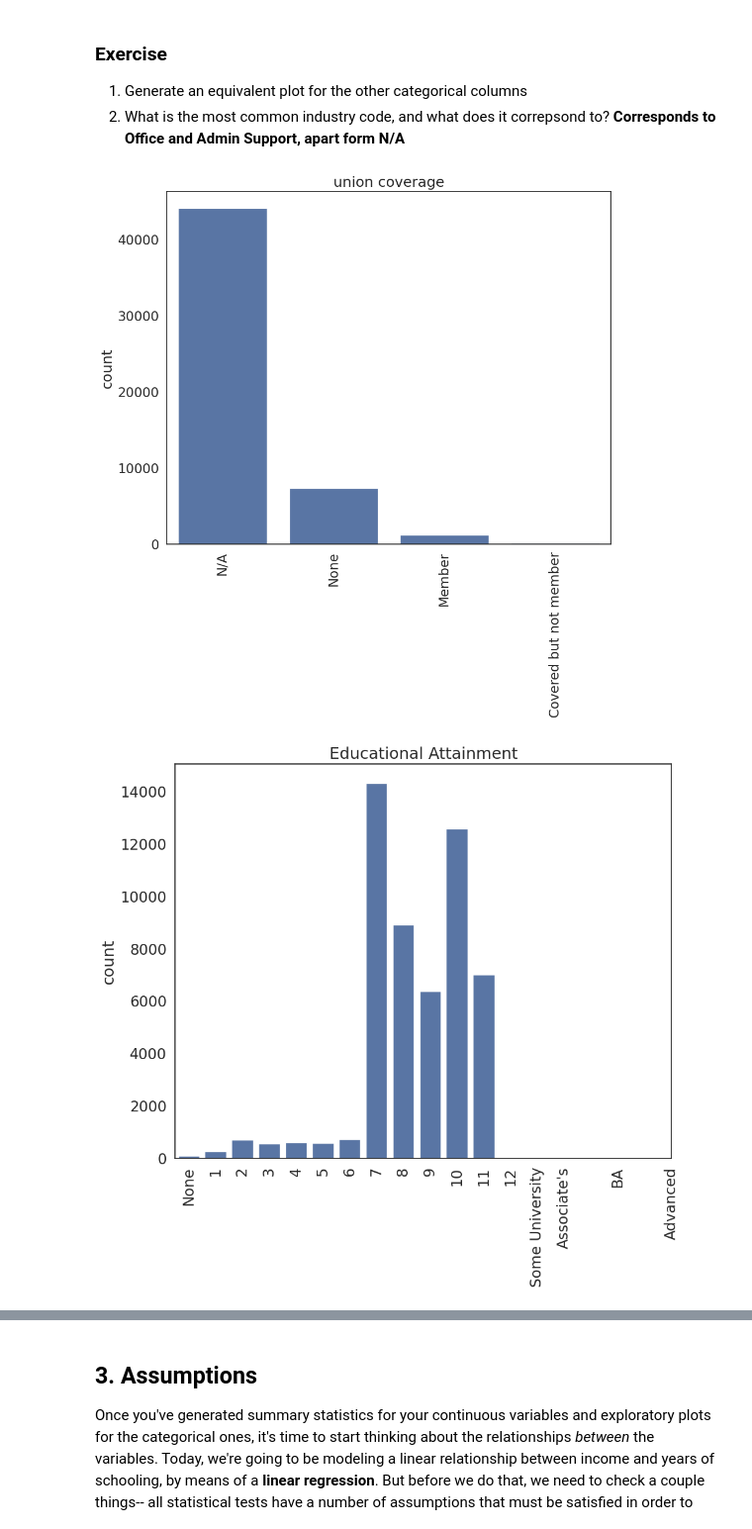
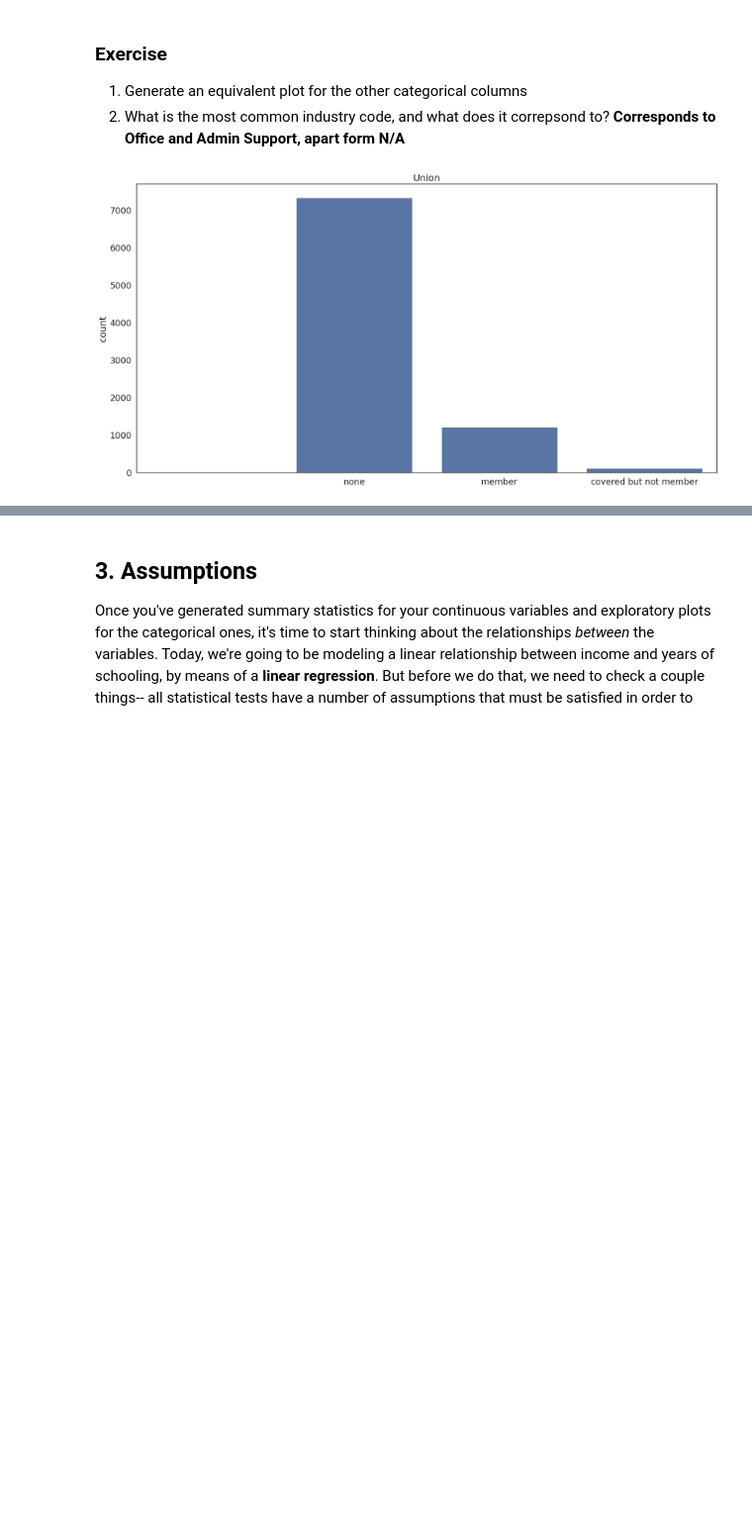
Before and after one commit to annagooding/QM2-2024, a Jupyter notebook: notebooks/W07. Linear Regression.ipynb, the cells around one changed output, grey strips where cells are left out. Shown at 99% size. Cells and saved outputs as stored; diff of their text form; code cells hidden in the pictures; blank space fills up the shorter version.

```diff
--- a/notebooks/W07. Linear Regression.ipynb
+++ b/notebooks/W07. Linear Regression.ipynb
@@ -164,30 +164,14 @@ plt.show() # show the plot
 2. What is the most common industry code, and what does it correpsond to?
 **Corresponds to Office and Admin Support, apart form N/A**
 # %%
-#Exercise 1
-sns.countplot(data=reg_df, x='union')
-
-plt.title('union coverage') # add a title
-plt.xlabel('') # remove the x axis label
-plt.xticks(rotation=90)
-plt.xticks(ticks=[0,1,2,3],labels=['N/A', 'None','Member','Covered but not member']) # replace the x axis labels with more descriptive labels
-plt.show() # show the plot
+#Union Coverage
+filtered_reg_df = reg_df[reg_df['union'] != 0]
+sns.countplot(data=filtered_reg_df, x='union')
 
 
-sns.countplot(data=reg_df, x='sch')
-plt.title('Educational Attainment')
-plt.xlabel('')
-plt.xticks(ticks=[0, 1, 2, 3, 4, 5, 6, 7, 8, 9, 10, 11, 12, 13, 14, 16, 18],
-           labels=['None', '1', '2', '3', '4', '5', '6', '7', '8', '9', '10', '11', '12',
-                   'Some University', "Associate's", 'BA', 'Advanced'])
-plt.xticks(rotation=90)
-plt.show()
-
-sns.countplot(data=reg_df, x='occupation')
-plt.title('Occupation')
-plt.xlabel('')
-plt.xticks(rotation=90)
-plt.show()
+plt.title('Union') # add a title
+plt.xlabel('') # remove the x axis label
+plt.xticks(ticks=[1,2,3],labels=['none','member','covered but not member']) # replace the x axis labels with more descriptive labels
+plt.show() # show the plot
 # %% [output]
-[figure, old version]
+[figure, new version]
-[figure, removed]
```
Also changed, not shown: parts of 12 cells of this notebook.
